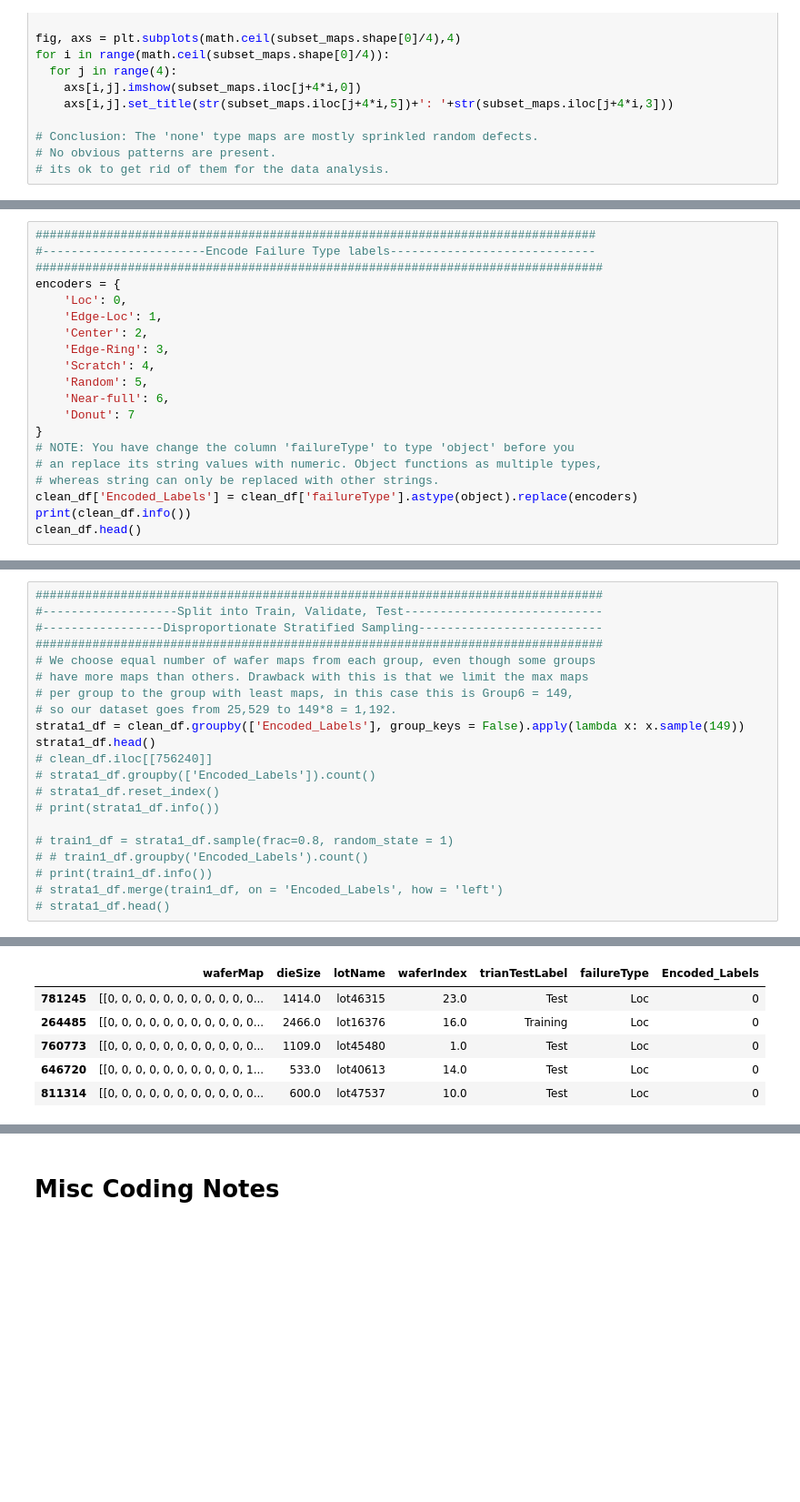
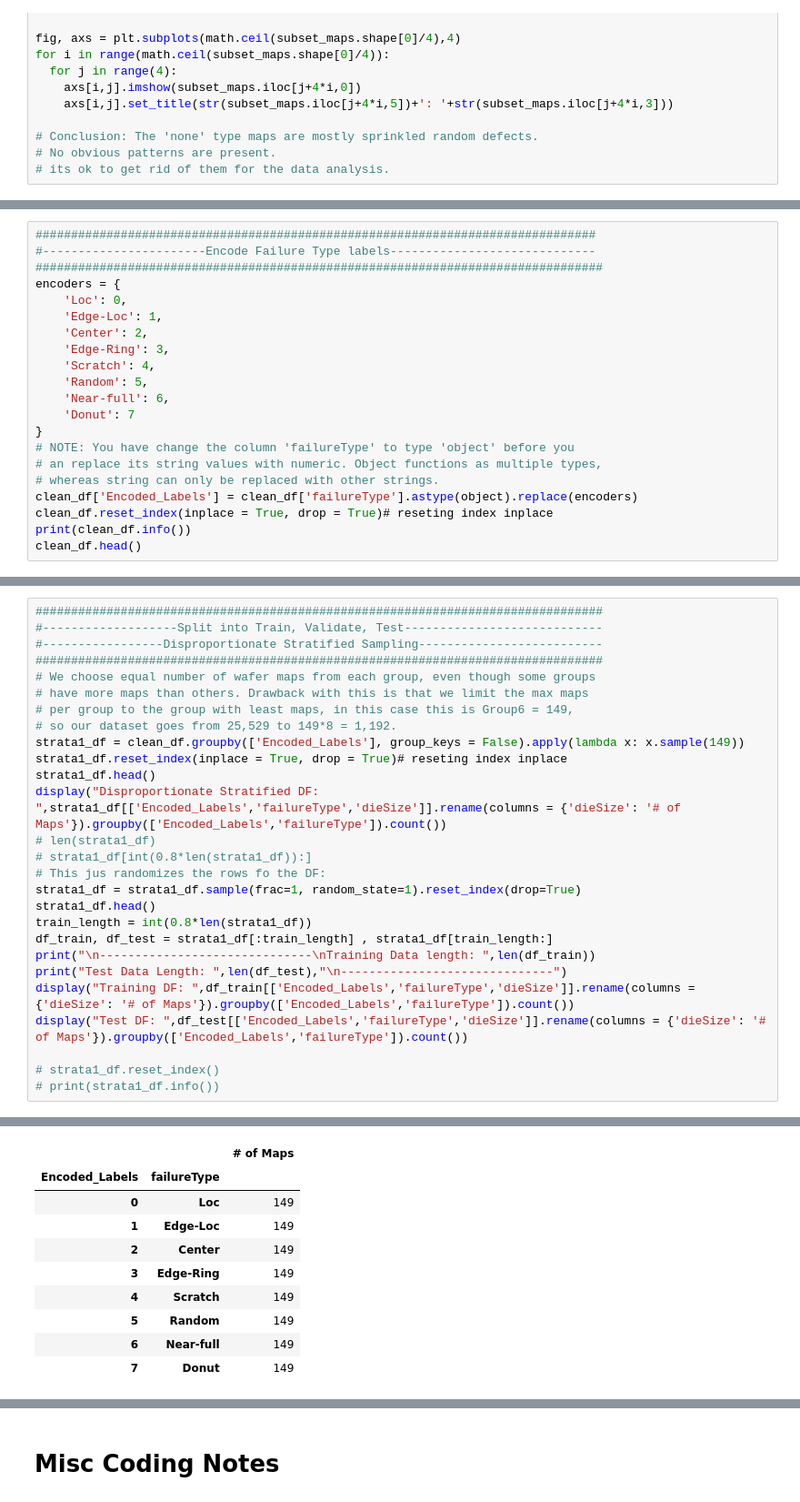
Before and after one commit to brian-calderon/Project_IV, a Jupyter notebook: ProjectIV_V1_0.ipynb, the cells around one changed output, grey strips where cells are left out. Shown: that part at 91% size. Saved outputs shown, nothing was run; the diff lists cells and outputs as text; blank space fills up the shorter version.

```diff
--- a/ProjectIV_V1_0.ipynb
+++ b/ProjectIV_V1_0.ipynb
@@ -247,6 +269,7 @@ encoders = {
 # an replace its string values with numeric. Object functions as multiple types,
 # whereas string can only be replaced with other strings.
 clean_df['Encoded_Labels'] = clean_df['failureType'].astype(object).replace(encoders)
+clean_df.reset_index(inplace = True, drop = True)# reseting index inplace
 print(clean_df.info())
 clean_df.head()
 # %% [output]
@@ -294,15 +304,21 @@ clean_df.groupby(['Encoded_Labels']).count()
 # per group to the group with least maps, in this case this is Group6 = 149,
 # so our dataset goes from 25,529 to 149*8 = 1,192.
 strata1_df = clean_df.groupby(['Encoded_Labels'], group_keys = False).apply(lambda x: x.sample(149))
+strata1_df.reset_index(inplace = True, drop = True)# reseting index inplace
 strata1_df.head()
-# clean_df.iloc[[756240]]
-# strata1_df.groupby(['Encoded_Labels']).count()
+display("Disproportionate Stratified DF: ",strata1_df[['Encoded_Labels','failureType','dieSize']].rename(columns = {'dieSize': '# of Maps'}).groupby(['Encoded_Labels','failureType']).count())
+# len(strata1_df)
+# strata1_df[int(0.8*len(strata1_df)):]
+# This jus randomizes the rows fo the DF:
+strata1_df = strata1_df.sample(frac=1, random_state=1).reset_index(drop=True)
+strata1_df.head()
+train_length = int(0.8*len(strata1_df))
+df_train, df_test = strata1_df[:train_length] , strata1_df[train_length:]
+print("\n------------------------------\nTraining Data length: ",len(df_train))
+print("Test Data Length: ",len(df_test),"\n------------------------------")
+display("Training DF: ",df_train[['Encoded_Labels','failureType','dieSize']].rename(columns = {'dieSize': '# of Maps'}).groupby(['Encoded_Labels','failureType']).count())
+display("Test DF: ",df_test[['Encoded_Labels','failureType','dieSize']].rename(columns = {'dieSize': '# of Maps'}).groupby(['Encoded_Labels','failureType']).count())
+
 # strata1_df.reset_index()
 # print(strata1_df.info())
-
-# train1_df = strata1_df.sample(frac=0.8, random_state = 1)
-# # train1_df.groupby('Encoded_Labels').count()
-# print(train1_df.info())
-# strata1_df.merge(train1_df, on = 'Encoded_Labels', how = 'left')
-# strata1_df.head()
 # %% [output]
@@ -309,6 +326,10 @@ strata1_df.head()
-|  | waferMap | dieSize | lotName | waferIndex | trianTestLabel | failureType | Encoded_Labels |
-| 781245 | [[0, 0, 0, 0, 0, 0, 0, 0, 0, 0, 0... | 1414.0 | lot46315 | 23.0 | Test | Loc | 0 |
-| 264485 | [[0, 0, 0, 0, 0, 0, 0, 0, 0, 0, 0... | 2466.0 | lot16376 | 16.0 | Training | Loc | 0 |
-| 760773 | [[0, 0, 0, 0, 0, 0, 0, 0, 0, 0, 0... | 1109.0 | lot45480 | 1.0 | Test | Loc | 0 |
-| 646720 | [[0, 0, 0, 0, 0, 0, 0, 0, 0, 0, 1... | 533.0 | lot40613 | 14.0 | Test | Loc | 0 |
-| 811314 | [[0, 0, 0, 0, 0, 0, 0, 0, 0, 0, 0... | 600.0 | lot47537 | 10.0 | Test | Loc | 0 |
+|  |  | # of Maps |
+| Encoded_Labels | failureType |  |
+| 0 | Loc | 149 |
+| 1 | Edge-Loc | 149 |
+| 2 | Center | 149 |
+| 3 | Edge-Ring | 149 |
+| 4 | Scratch | 149 |
+| 5 | Random | 149 |
+| 6 | Near-full | 149 |
+| 7 | Donut | 149 |
```
Also changed, not shown: parts of 8 cells of this notebook.
